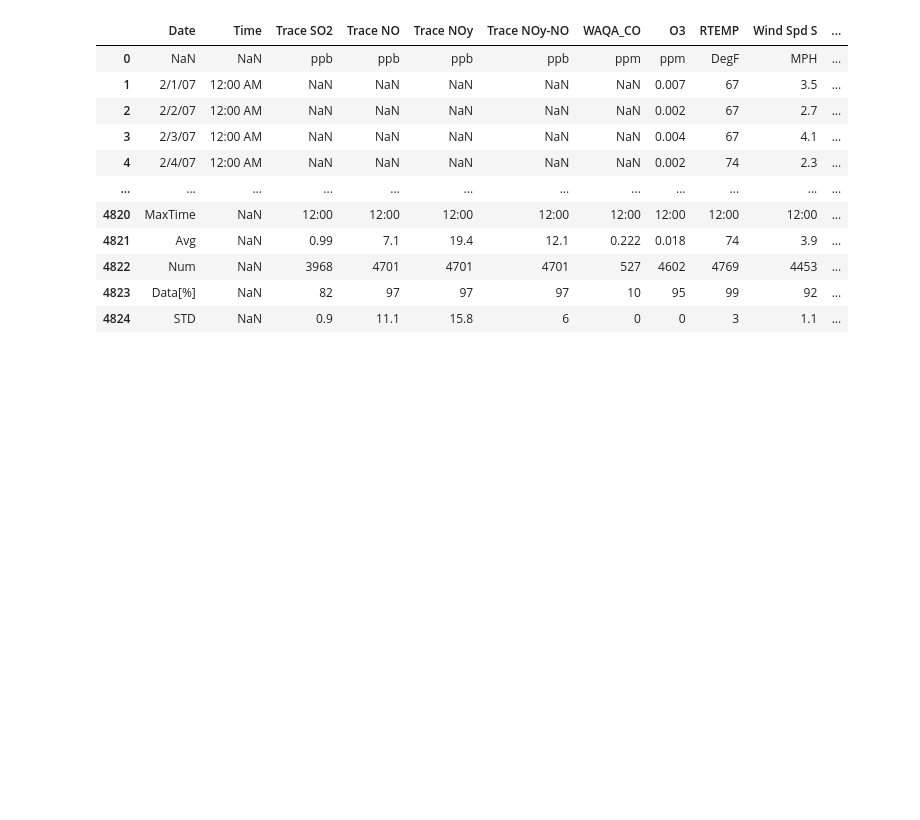
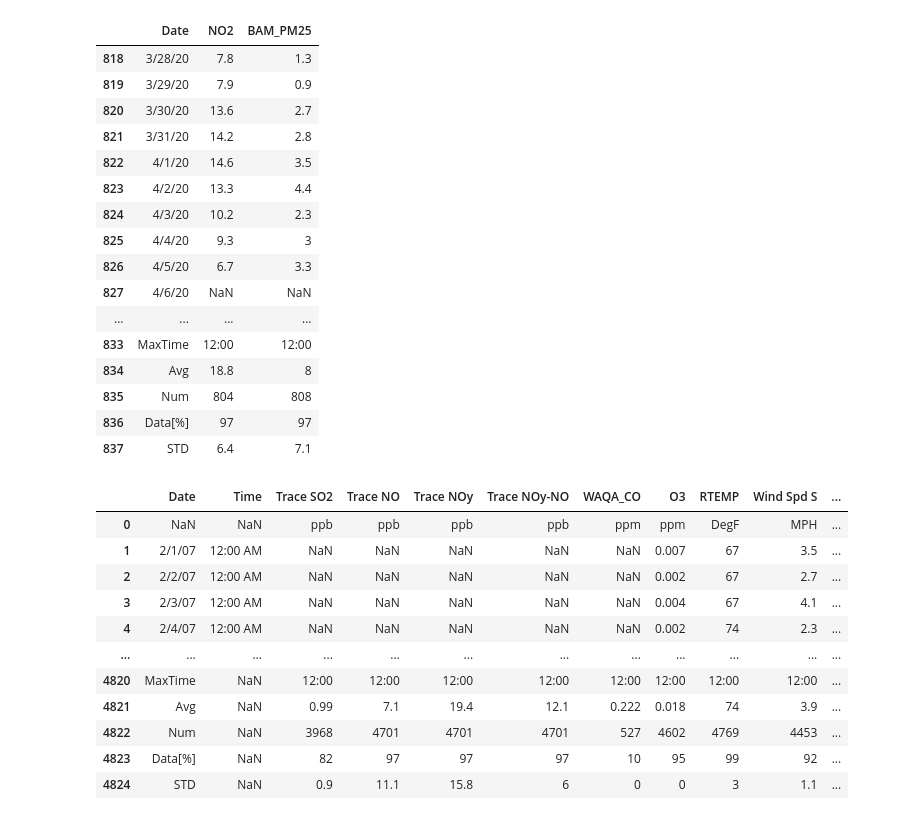
Before and after one commit to b-weintraub/social-distancing, a Jupyter notebook: EDA.ipynb, the cells around one changed output. Cells and saved outputs as stored; diff of their text form; code cells hidden in the pictures; blank space fills up the shorter version.

```diff
--- a/EDA.ipynb
+++ b/EDA.ipynb
@@ -17,4 +18,4 @@ SyntaxError: invalid syntax (<ipython-input-11-fabbfc864826>, line 1)
 # %%
-df2=pd.read_csv('all_contaminants_data.csv')
+df2=pd.read_csv('all_contaminants_data.csv', header=1) #data contains all contaminants
 # %%
 df2.head()
@@ -21,3 +28,0 @@ df2.head()
-# %%
-
-df2.columns = ['Date', 'Time','Wind Spd S','Wind Dir S','Temp Amb 10m','NO','NO2','NOX','WAQA_CO','BC_633','UV_633','BAM_PM25']
@@ -26,7 +29,24 @@ df2
 # %%
-selected_columns = df2[["Date","NO2","BAM_PM25"]]
-df3 = selected_columns.copy()
+df3 = df2[["Date","NO2","BAM_PM25"]]  #selected columns from df2
 # %%
-df3
+df3.tail(20)
+# %% [output]
+|  | Date | NO2 | BAM_PM25 |
+| 818 | 3/28/20 | 7.8 | 1.3 |
+| 819 | 3/29/20 | 7.9 | 0.9 |
+| 820 | 3/30/20 | 13.6 | 2.7 |
+| 821 | 3/31/20 | 14.2 | 2.8 |
+| 822 | 4/1/20 | 14.6 | 3.5 |
+| 823 | 4/2/20 | 13.3 | 4.4 |
+| 824 | 4/3/20 | 10.2 | 2.3 |
+| 825 | 4/4/20 | 9.3 | 3 |
+| 826 | 4/5/20 | 6.7 | 3.3 |
+| 827 | 4/6/20 | NaN | NaN |
+| ... | ... | ... | ... |
+| 833 | MaxTime | 12:00 | 12:00 |
+| 834 | Avg | 18.8 | 8 |
+| 835 | Num | 804 | 808 |
+| 836 | Data[%] | 97 | 97 |
+| 837 | STD | 6.4 | 7.1 |
 # %%
 df3.drop(df3.index[0],inplace=True)
```
Also changed, not shown: parts of 21 cells of this notebook, 1 other file.
